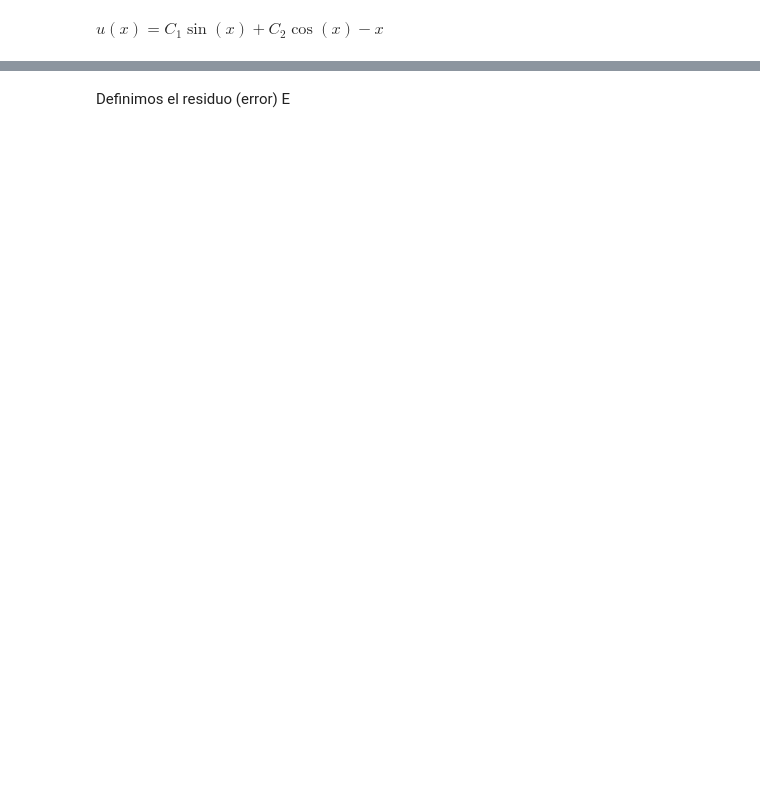
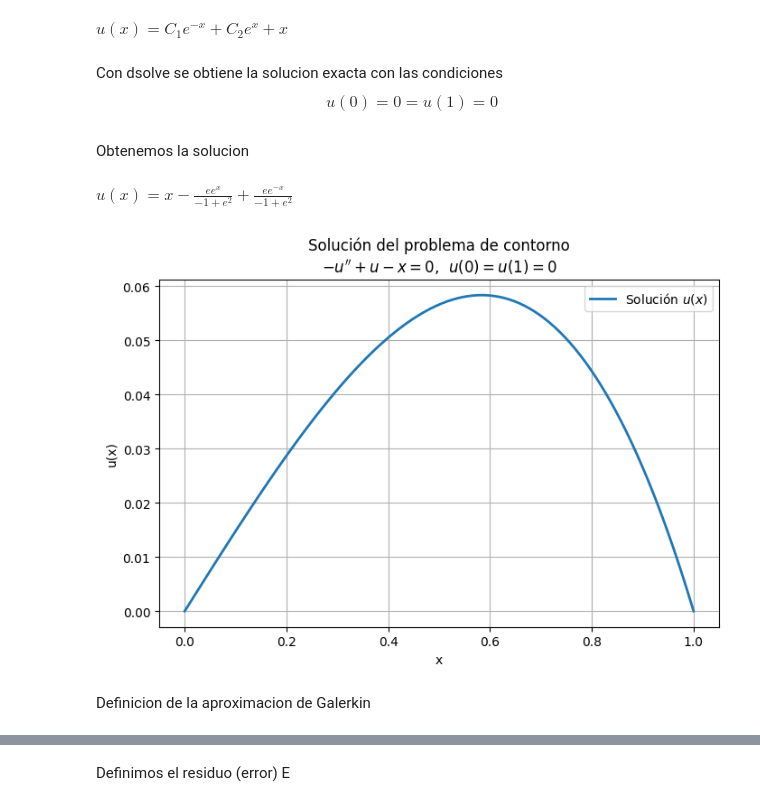
Before and after one commit to CAMI2-bit/Ecuaciones-diferenciales-parciales, a Jupyter notebook: Metodo_Galerkin.ipynb, the cells around one changed output, grey strips where cells are left out. Drawn from its saved outputs; the diff is of its cells as text; code cells hidden in the pictures; blank space fills up the shorter version.

```diff
--- a/Metodo_Galerkin.ipynb
+++ b/Metodo_Galerkin.ipynb
@@ -12,5 +44,5 @@ u = sp.Function('u') #introducimos una funcion
 # %%
-ode= u(x).diff(x,x) +u(x)+x # está estructura es un diccionario
+ode= u(x).diff(x,x) - u(x) + x # está estructura es un diccionario
 sp.dsolve(ode,u(x))
 # %% [output]
-$\displaystyle u{\left(x \right)} = C_{1} \sin{\left(x \right)} + C_{2} \cos{\left(x \right)} - x$
+$\displaystyle u{\left(x \right)} = C_{1} e^{- x} + C_{2} e^{x} + x$
@@ -20,0 +49,32 @@ u_2 = a*x*(1-x) + b*x**2*(1-x)
+# %% [markdown]
+Con dsolve se obtiene la solucion exacta con las condiciones $$ u(0) = 0 = u(1) = 0$$
+# %%
+sol = sp.dsolve(ode, ics={u(0): 0, u(1): 0})
+# %% [markdown]
+Obtenemos la solucion
+# %%
+sol
+# %% [output]
+$\displaystyle u{\left(x \right)} = x - \frac{e e^{x}}{-1 + e^{2}} + \frac{e e^{- x}}{-1 + e^{2}}$
+# %%
+#Convertimos en un arreglo de numpy, para poder graficar
+u_expr = sol.rhs
+
+u_num = sp.lambdify(x, u_expr, "numpy")
+
+#################
+xx = np.linspace(0, 1, 100)
+yy = u_num(xx)
+
+plt.figure(figsize=(8,5))
+plt.plot(xx, yy, label="Solución $u(x)$", linewidth=2)
+plt.title("Solución del problema de contorno\n$-u'' + u -x = 0$,  $u(0)=u(1)=0$")
+plt.xlabel("x")
+plt.ylabel("u(x)")
+plt.grid(True)
+plt.legend()
+plt.show()
+# %% [output]
+[figure, added]
+# %% [markdown]
+Definicion de la aproximacion de Galerkin
```
Also changed, not shown: parts of 33 cells of this notebook.
